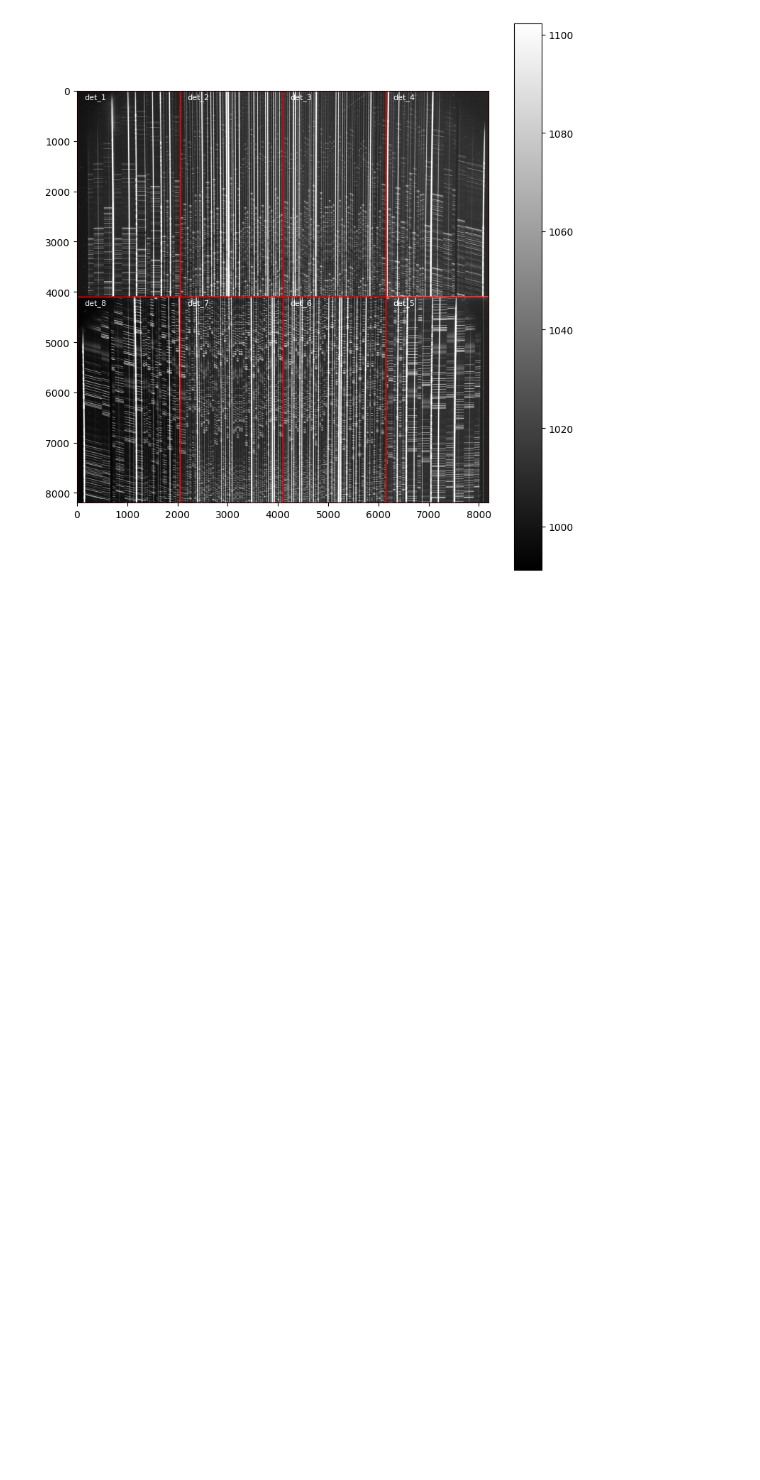
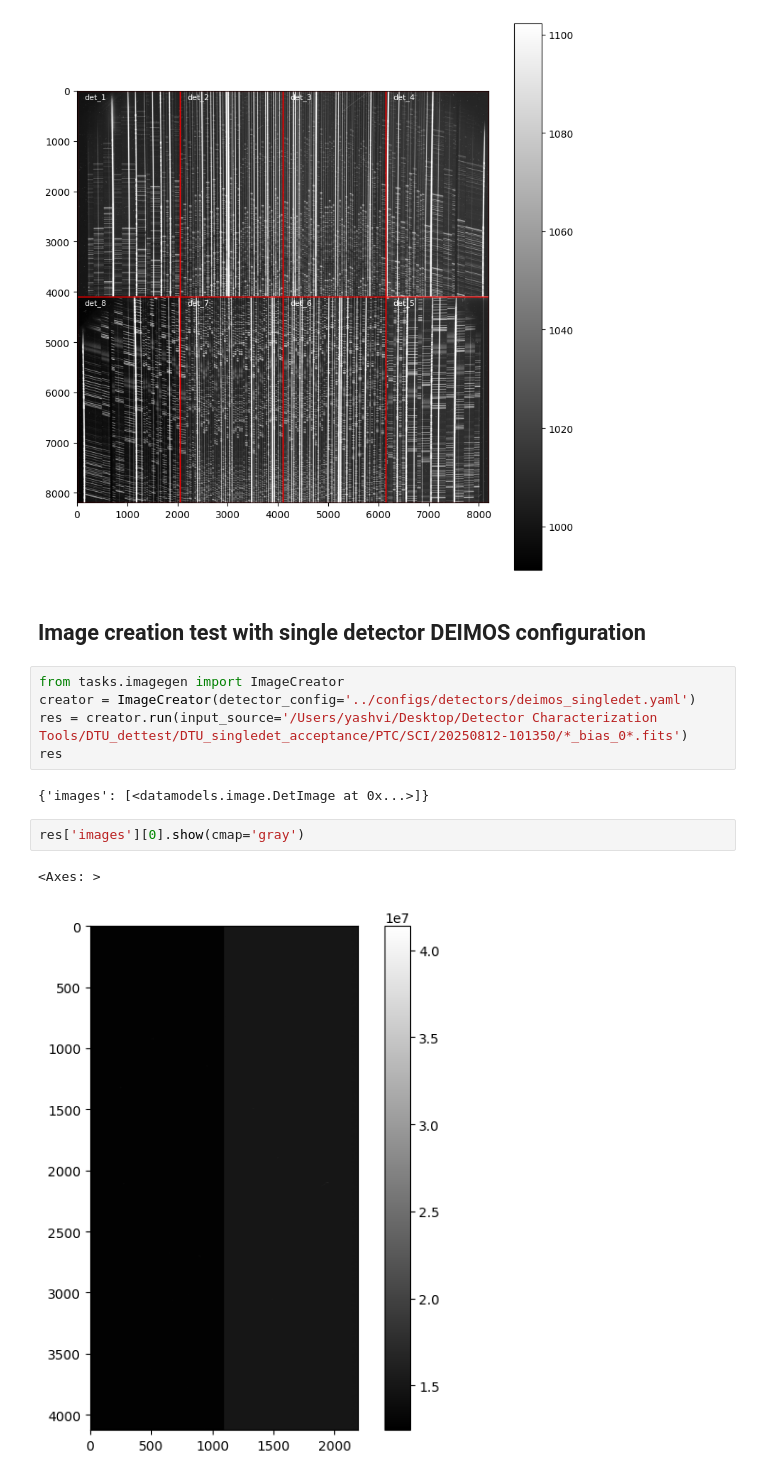
Before and after one commit to CaltechOpticalObservatories/eregion, a Jupyter notebook: playground/test.ipynb, the cells around one changed output. Saved outputs shown, nothing was run; the diff lists cells and outputs as text; blank space fills up the shorter version.

```diff
--- a/playground/test.ipynb
+++ b/playground/test.ipynb
@@ -105,3 +83,17 @@ fpimage.show(cmap='gray', vmin=vmin, vmax=vmax)
 # %% [output]
 <Axes: >
 [figure]
+# %% [markdown]
+## Image creation test with single detector DEIMOS configuration
+# %%
+from tasks.imagegen import ImageCreator
+creator = ImageCreator(detector_config='../configs/detectors/deimos_singledet.yaml')
+res = creator.run(input_source='/Users/yashvi/Desktop/Detector Characterization Tools/DTU_dettest/DTU_singledet_acceptance/PTC/SCI/20250812-101350/*_bias_0*.fits')
+res
+# %% [output]
+{'images': [<datamodels.image.DetImage at 0x...>]}
+# %%
+res['images'][0].show(cmap='gray')
+# %% [output]
+<Axes: >
+[figure, added]
```
Also changed, not shown: parts of 25 cells of this notebook, 5 other files.
